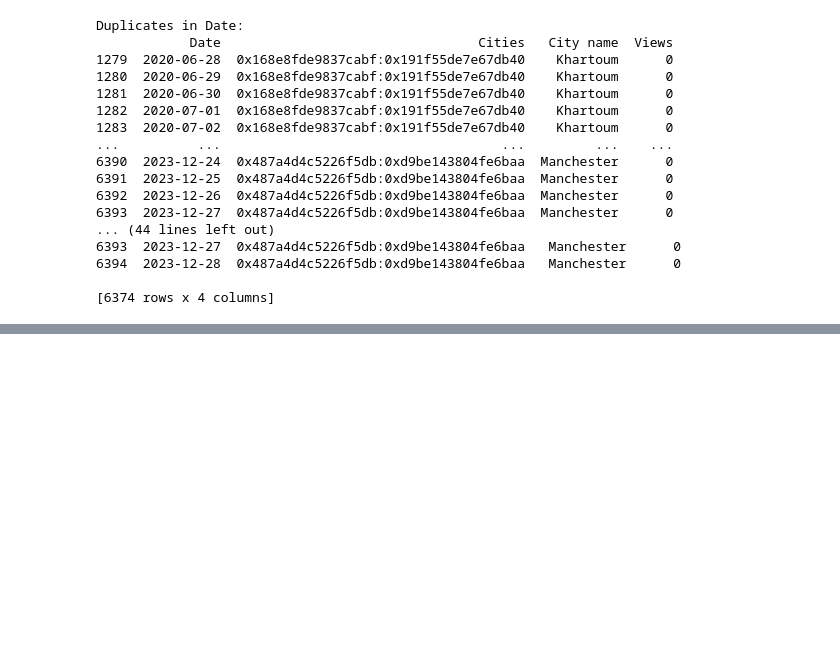
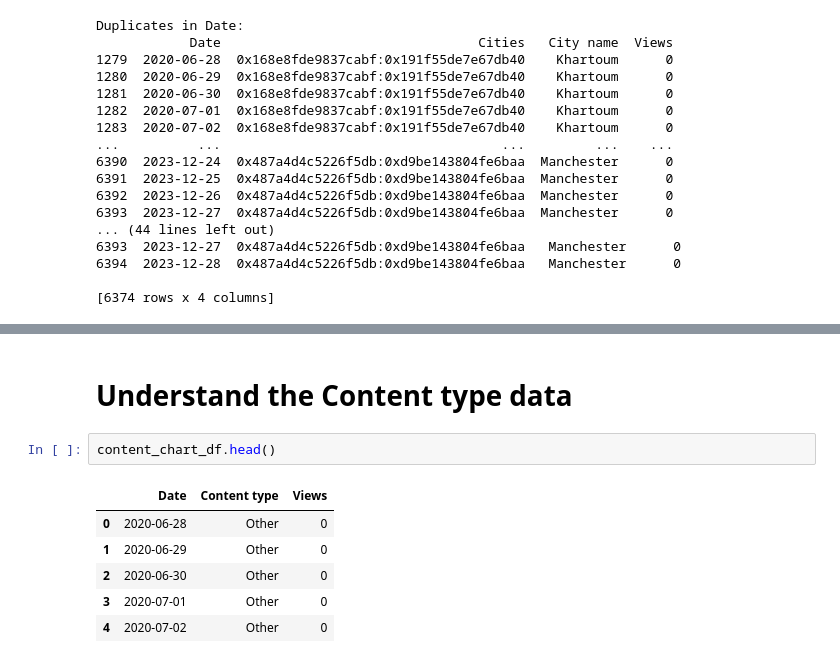
Before and after one commit to 10ac-group10/Redash_Chatbot_LLM, a Jupyter notebook: notebooks/data_understanding_local.ipynb, the cells around one changed output, grey strips where cells are left out. Saved outputs shown, nothing was run; the diff lists cells and outputs as text; blank space fills up the shorter version.

```diff
--- a/notebooks/data_understanding_local.ipynb
+++ b/notebooks/data_understanding_local.ipynb
@@ -255,0 +298,11 @@ Duplicates in Date:
+# %% [markdown]
+# Understand the Content type data
+# %%
+content_chart_df.head()
+# %% [output]
+|  | Date | Content type | Views |
+| 0 | 2020-06-28 | Other | 0 |
+| 1 | 2020-06-29 | Other | 0 |
+| 2 | 2020-06-30 | Other | 0 |
+| 3 | 2020-07-01 | Other | 0 |
+| 4 | 2020-07-02 | Other | 0 |
```
Also changed, not shown: parts of 15 cells of this notebook.
